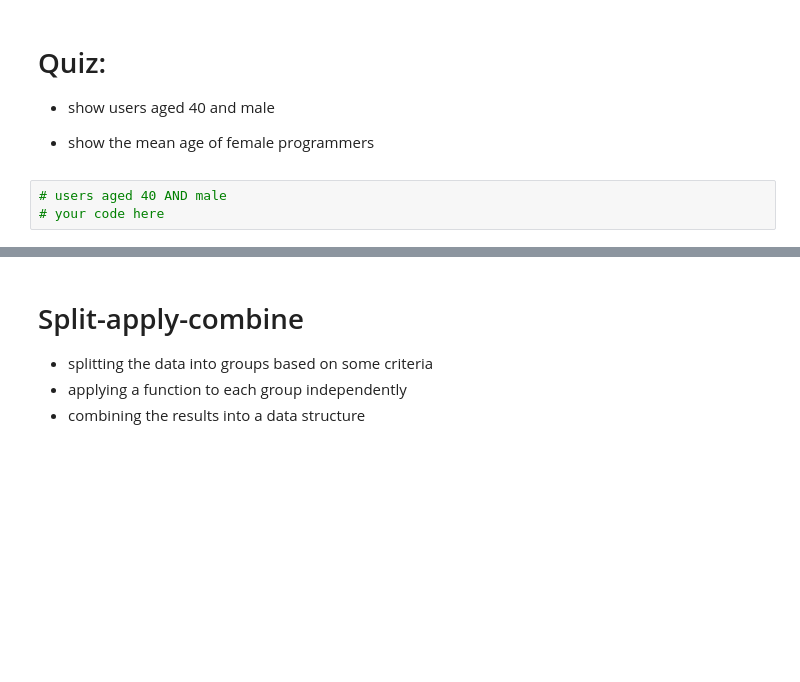
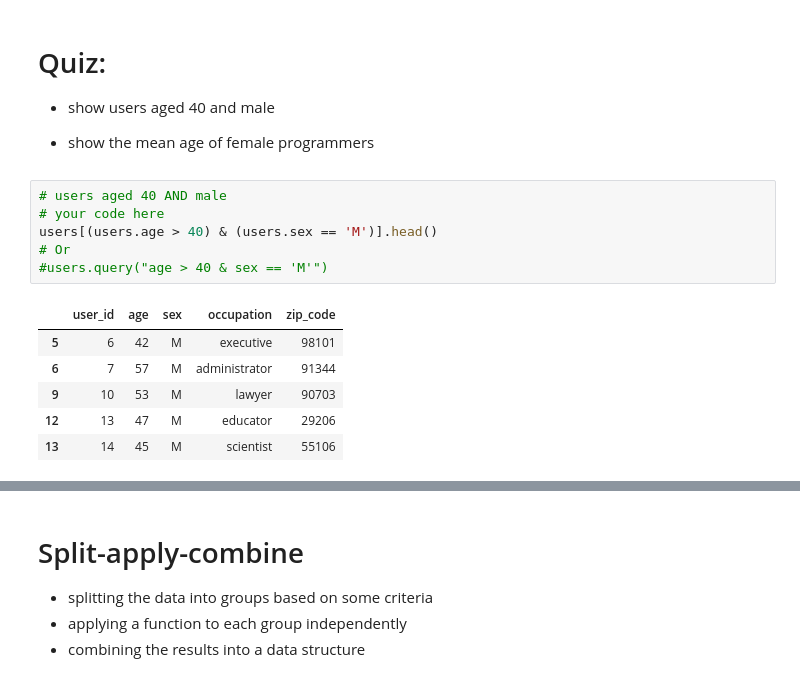
Before and after one commit to rustycodemonkey/2015, a Jupyter notebook: Lectures/02-DataScrapingQuizzes_pk.ipynb, the cells around one changed output, grey strips where cells are left out. Saved outputs shown, nothing was run; the diff lists cells and outputs as text; blank space fills up the shorter version.

```diff
--- a/Lectures/02-DataScrapingQuizzes_pk.ipynb
+++ b/Lectures/02-DataScrapingQuizzes_pk.ipynb
@@ -196,6 +261,16 @@ Quiz:
 # %%
 # users aged 40 AND male
 # your code here
+users[(users.age > 40) & (users.sex == 'M')].head()
+# Or
+#users.query("age > 40 & sex == 'M'")
+# %% [output]
+|  | user_id | age | sex | occupation | zip_code |
+| 5 | 6 | 42 | M | executive | 98101 |
+| 6 | 7 | 57 | M | administrator | 91344 |
+| 9 | 10 | 53 | M | lawyer | 90703 |
+| 12 | 13 | 47 | M | educator | 29206 |
+| 13 | 14 | 45 | M | scientist | 55106 |
 # %%
 ## users who are female and programmers
 # your code here
```
Also changed, not shown: parts of 10 cells of this notebook, 2 other files.
